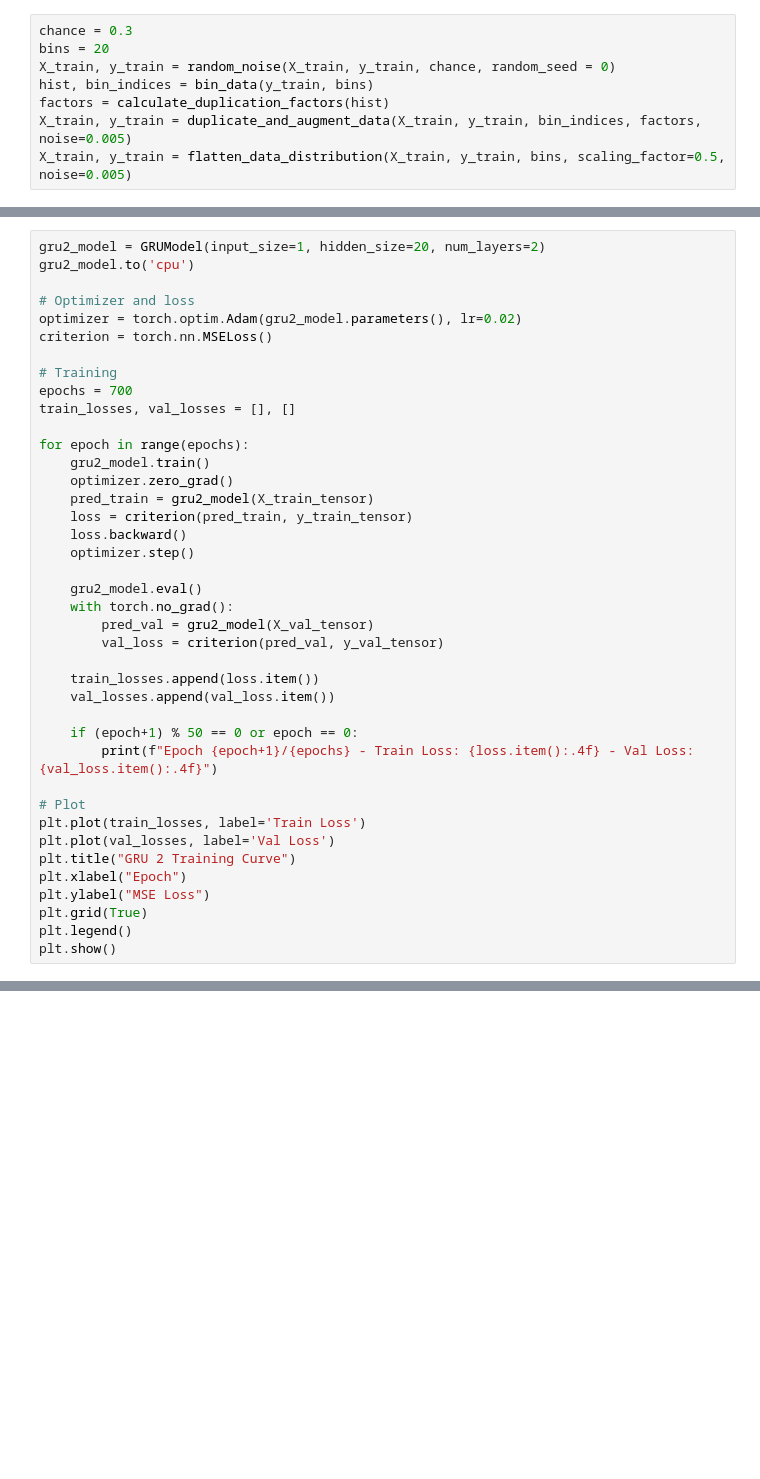
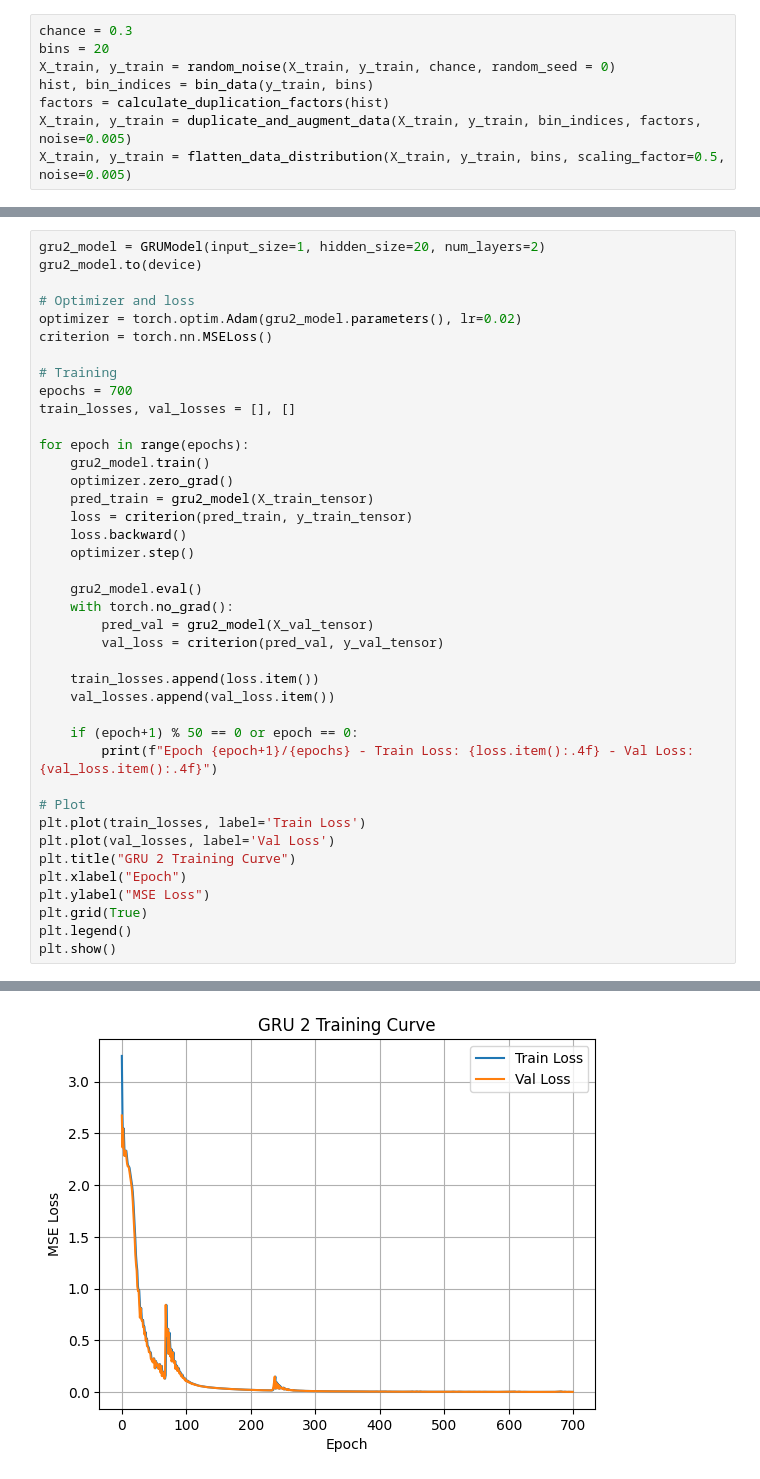
Before and after one commit to Cellular-Adventures/CapstoneAI-FiberProbe, a Jupyter notebook: Train.ipynb, the cells around one changed output, grey strips where cells are left out. Cells and saved outputs as stored; diff of their text form; blank space fills up the shorter version.

```diff
--- a/Train.ipynb
+++ b/Train.ipynb
@@ -147,6 +156,6 @@ Prediction range: 0.04761108 1.5013148
 # %%
 gru2_model = GRUModel(input_size=1, hidden_size=20, num_layers=2)
-gru2_model.to('cpu')
+gru2_model.to(device)
 
 # Optimizer and loss
 optimizer = torch.optim.Adam(gru2_model.parameters(), lr=0.02)
@@ -184,3 +193,4 @@ plt.ylabel("MSE Loss")
 plt.grid(True)
 plt.legend()
 plt.show()
+# %% [output]
@@ -186,0 +212 @@ plt.show()
+[figure, added]
```
Also changed, not shown: parts of 13 cells of this notebook.
